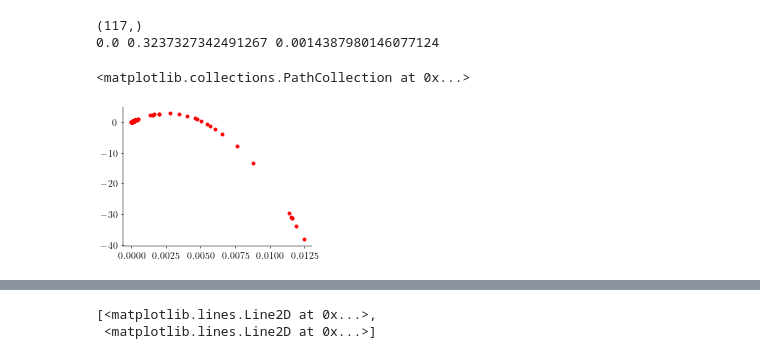
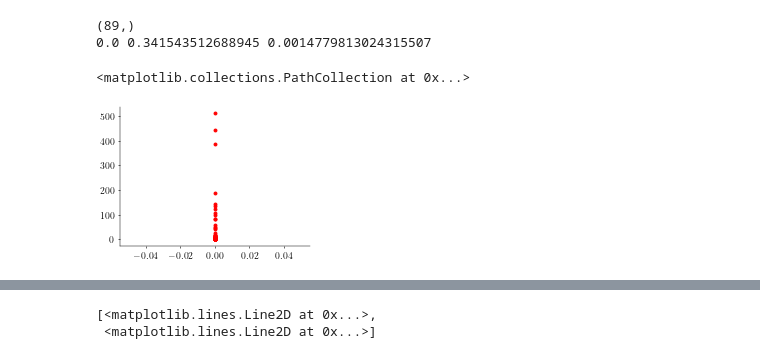
Before and after one commit to marineschimel/why-prep-2, a Jupyter notebook: notebooks/ctrl_analysis.ipynb, the cells around one changed output, grey strips where cells are left out. Cells and saved outputs as stored; diff of their text form; code cells hidden in the pictures.

```diff
--- a/notebooks/ctrl_analysis.ipynb
+++ b/notebooks/ctrl_analysis.ipynb
@@ -41,10 +41,11 @@ plt.style.use(['paper.mplstyle'])
 # %%
-scan_dir = "/home/mmcs3/rds/rds-t2-cs156-T7o4pEA8QoU/mmcs3/hyperparams_continuous_abg_2"
+scan_dir = "/home/mmcs3/rds/rds-t2-cs156-T7o4pEA8QoU/mmcs3/eval_rad_abg"
 # skew_scan_dir = "/home/mmcs3/rds/rds-t2-cs156-T7o4pEA8QoU/mmcs3/hyperparams/monkeys_0.01_0.0000003_9.0/ramping_skew_rads"
 # rdn_scan_dir = "/home/mmcs3/rds/rds-t2-cs156-T7o4pEA8QoU/mmcs3/hyperparams/monkeys_0.01_0.0000003_9.0/ramping_rdn_rads"
-spectral_abscissas = [0.0, 0.1, 0.2, 0.4, 0.5, 0.6, 0.7, 0.8, 0.9, 1.0]
+spectral_abscissas = [ 0.0, 0.3, 0.4, 0.5, 0.6, 0.7, 0.8, 0.9, 0.95, 0.99]
 skew_radii = [0.1, 0.5, 0.8, 1.0, 1.5, 2.0, 2.5, 3.0, 3.5, 4.7, 4.0, 4.5, 5.0, 5.5, 6.0, 6.5, 7.0, 7.5, 8.0, 8.5, 9.0, 9.5, 10.0, 10.7, 11.0, 12.0, 12.5, 13.0, 14.0, 15.]
-soc_radii = [0.1, 0.8, 1.0, 1.5, 2.0, 2.5, 3.0, 3.5, 0.3, 0.5, 0.7, 0.8, 1.0, 1.1, 1.3, 1.4, 1.6, 1.7, 1.8, 1.9, 2.1,0.2, 0.4, 0.6, 0.9, 1.3, 2.2, 2.7, 3.2,3.4,3.5,3.6, 3.7]
+soc_radii = [  1.0, 1.5, 2.0, 2.5, 3.0, 3.5, 1.0, 1.1, 1.4, 1.6, 1.7, 1.8, 1.9, 2.1,0.9, 1.3, 2.2, 2.7, 3.2,3.4,3.5]
+small_soc_radii = [0.3, 0.4, 0.5, 0.6, 0.7, 0.8, 0.9]
 #, 5.0, 5.5, 6.0, 6.5, 10.0, 3.1, 3.4, 3.6, 3.8, 4.1, 4.2,4.3, 4.6, 4.9, 5.2, 5.3, 5.4, 5.7, 5.9]
 rdn_radii = [0.1, 0.2,0.3,0.4,0.5,0.6,0.7,0.8,0.9]
 n_targets = 8
@@ -58,7 +59,7 @@ def get_pi_rads(dir, radii, typ):
             pi = 0
             k = 0
             for n in range(n_targets):
-                for s in [0,1,2,4]:
+                for s in [0,1,2]:
                     try :
                         if typ == "rdn":
                             res = np.loadtxt(f"{dir}/rdn_{n}_{rad}_{rad}_{s}")
@@ -301 +406,17 @@ plt.scatter(rdn_betas/(rdn_alphas)**expo, rdn_pis, color = "green", label = "Rdn
+# %%
+soc_alphas_c_binned = np.load("binned/soc_alphas_c.npy")
+soc_alphas_binned = np.load("binned/soc_alphas_c.npy")
+soc_betas_binned = np.load("binned/soc_betas.npy")
+soc_locs = np.load("binned/soc_norms.npy")
+rdn_alphas_c_binned = np.load("binned/rdn_alphas_c.npy")
+rdn_alphas_binned = np.load("binned/rdn_alphas_c.npy")
+rdn_betas_binned = np.load("binned/rdn_betas.npy")
+rdn_norms_binned = np.load("binned/rdn_norms.npy")
+skew_alphas_c_binned = np.load("binned/skew_alphas_c.npy")
+skew_alphas_binned = np.load("binned/skew_alphas_c.npy")
+skew_betas_binned = np.load("binned/skew_betas.npy")
+skew_norms_binned = np.load("binned/skew_norms.npy")
+prep_idces_skew = np.load("binned/skew_pis.npy")
+prep_idces_rdn = np.load("binned/rdn_pis.npy")
+prep_idces = np.load("binned/soc_pis.npy")
 # %%
@@ -349,7 +464,7 @@ print(rdn_betas_binned <0)
 print(np.min(prep_idces_rdn))
 p_soc, p_skew, p_rdn = transfo_prep(prep_idces), transfo_prep(prep_idces_skew), transfo_prep(prep_idces_rdn)
 g_soc, g_skew, g_rdn =transfo_g(soc_alphas_c_binned), transfo_g(skew_alphas_c_binned), transfo_g(rdn_alphas_c_binned)
-a_soc, a_skew, a_rdn = transfo_a(soc_alphas_binned), transfo_a(skew_alphas_binned), transfo_a(rdn_alphas_c_binned)
+a_soc, a_skew, a_rdn = transfo_a(soc_norms_binned), transfo_a(skew_norms_binned), transfo_a(rdn_norms_binned)
 b_soc, b_skew, b_rdn = transfo_b(soc_betas_binned), transfo_b(skew_betas_binned), transfo_b(rdn_betas_binned)
 all_prep_idces = np.concatenate([p_soc, p_skew, p_rdn])[:,None]
 all_gammas = np.concatenate([g_soc, g_skew, g_rdn])
@@ -362,4 +477,5 @@ all_abg = np.concatenate([all_betas[:,None], all_alphas[:,None], all_gammas[:,No
 all_abg_soc = np.concatenate([b_soc[:,None],np.asarray(a_soc[:,None]), g_soc[:,None]], axis=1)
 all_abg_skew = np.concatenate([b_skew[:,None],np.asarray(a_skew[:,None]), g_skew[:,None]], axis=1)
 all_abg_rdn = np.concatenate([b_rdn[:,None],np.asarray(a_rdn[:,None]),g_rdn[:,None]], axis=1)
+print(np.mean(all_gammas), np.mean(all_gammas), np.std(all_alphas), np.std(all_betas))
 # %% [output]
@@ -406,21 +522,21 @@ features_rdn = poly.fit_transform(all_abg_rdn)
 # %%
 #order : beta, alpha, gamma
 w_beta = np.array([w_poly[0,0], w_poly[0,3], w_poly[0,6], w_poly[0,7]])
 w_alpha = np.array([w_poly[0,1], w_poly[0,4], w_poly[0,6], w_poly[0,8]])
 w_gamma = np.array([w_poly[0,2], w_poly[0,5], w_poly[0,7],w_poly[0,8]])
 print(all_betas.shape)
 print(np.mean(all_alphas), np.mean(all_gammas), np.mean(all_betas))
 beta_exp = np.concatenate([all_betas[None,:], all_betas[None,:]**2, all_betas[None,:]*0.02, all_betas[None,:]*0.3], axis=0)
 alpha_exp = np.concatenate([all_alphas[None,:], all_alphas[None,:]**2, all_alphas[None,:]*0.001, all_alphas[None,:]*0.3], axis=0)
 gamma_exp = np.concatenate([all_gammas[None,:], all_gammas[None,:]**2, all_gammas[None,:]*0.001, all_gammas[None,:]*0.02], axis=0)
 #plt.scatter(all_alphas, w_alpha@alpha_exp, color = "b")
-plt.scatter(all_betas, w_beta@beta_exp, color = "r")
+plt.scatter(all_alphas, w_beta@beta_exp, color = "r")
 #plt.scatter(all_gammas, w_gamma@gamma_exp, color = "g")
 # %% [output]
-(117,)
-0.0 0.3237327342491267 0.0014387980146077124
+(89,)
+0.0 0.341543512688945 0.0014779813024315507
 <matplotlib.collections.PathCollection at 0x...>
-[figure, old version]
+[figure, new version]
 # %%
 #visualize all of them independently
 fig, axes = plt.subplots(3,3, figsize = (10, 5))
```
Also changed, not shown: parts of 29 cells of this notebook, 17 other files.
